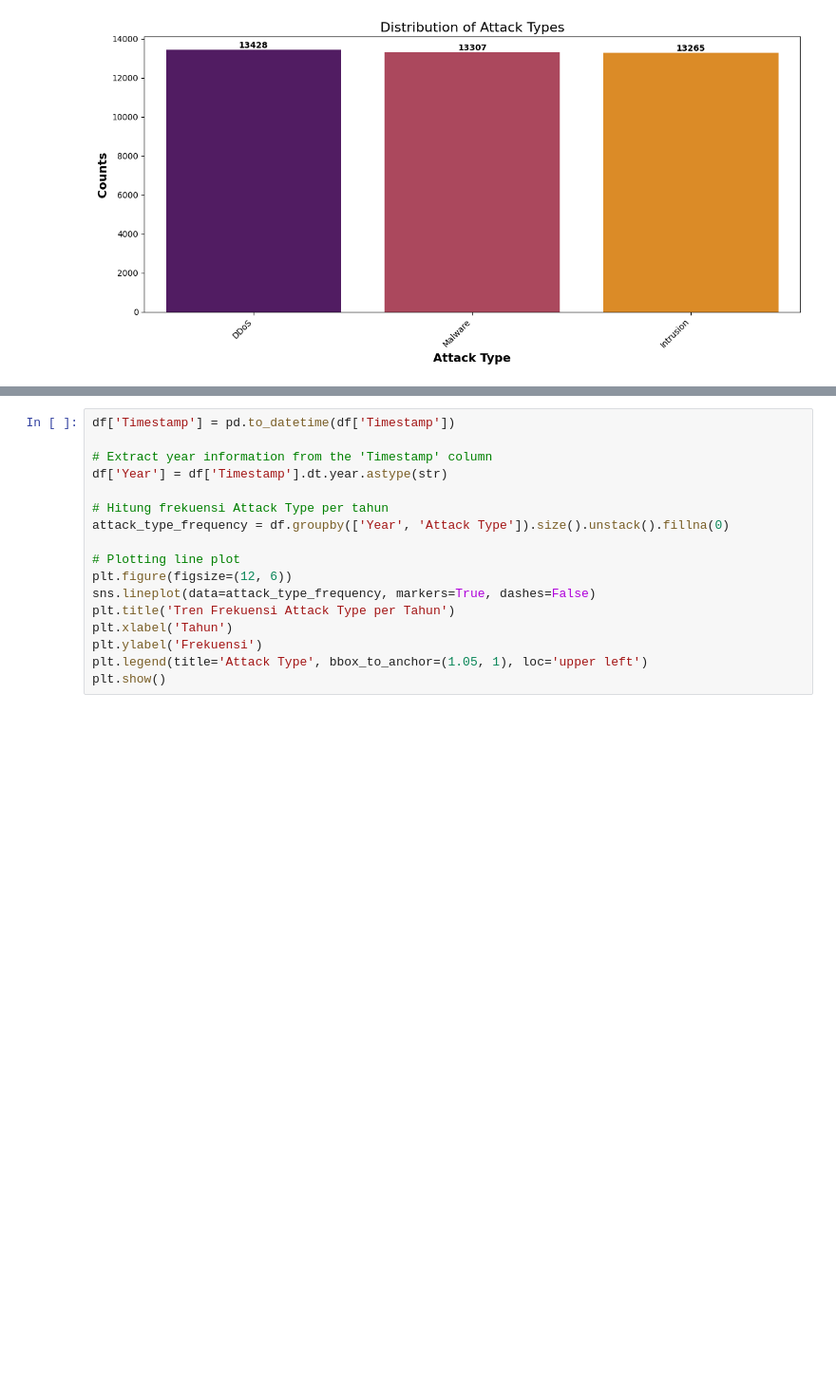
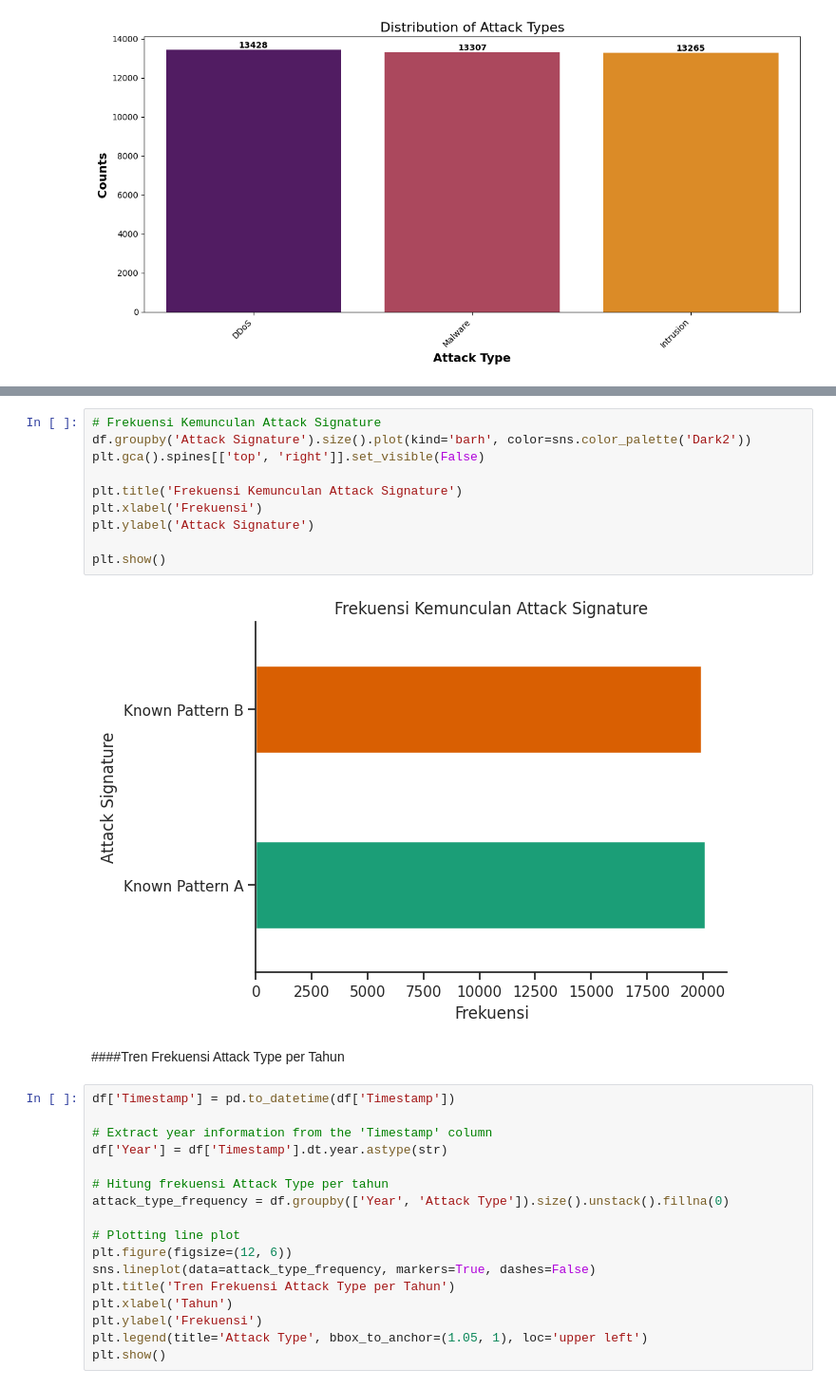
Before and after one commit to Rafli-ri/Analisis-Anomali, a Jupyter notebook: Analisis_keamanan_cyber.ipynb, the cells around one changed output, grey strips where cells are left out. Shown at 95% size. Cells and saved outputs as stored; diff of their text form; blank space fills up the shorter version.

```diff
--- a/Analisis_keamanan_cyber.ipynb
+++ b/Analisis_keamanan_cyber.ipynb
@@ -161,3 +173,17 @@ Passing `palette` without assigning `hue` is deprecated and will be removed in v
+# %%
+# Frekuensi Kemunculan Attack Signature
+df.groupby('Attack Signature').size().plot(kind='barh', color=sns.color_palette('Dark2'))
+plt.gca().spines[['top', 'right']].set_visible(False)
+
+plt.title('Frekuensi Kemunculan Attack Signature')
+plt.xlabel('Frekuensi')
+plt.ylabel('Attack Signature')
+
+plt.show()
+# %% [output]
+[figure, added]
+# %% [markdown]
+####Tren Frekuensi Attack Type per Tahun
 # %%
 df['Timestamp'] = pd.to_datetime(df['Timestamp'])
 
```
Also changed, not shown: parts of 12 cells of this notebook.
